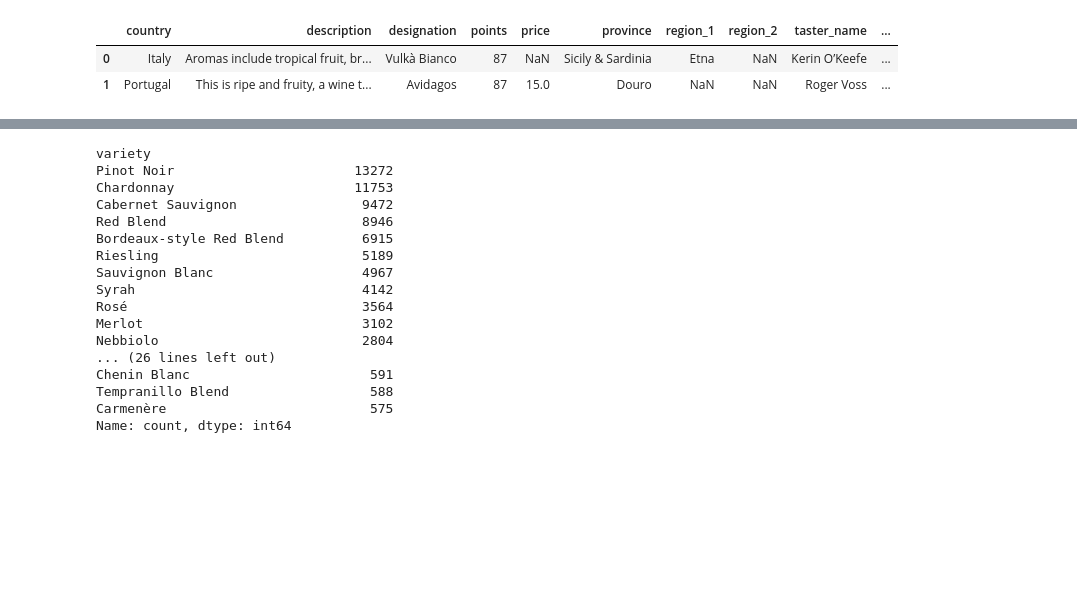
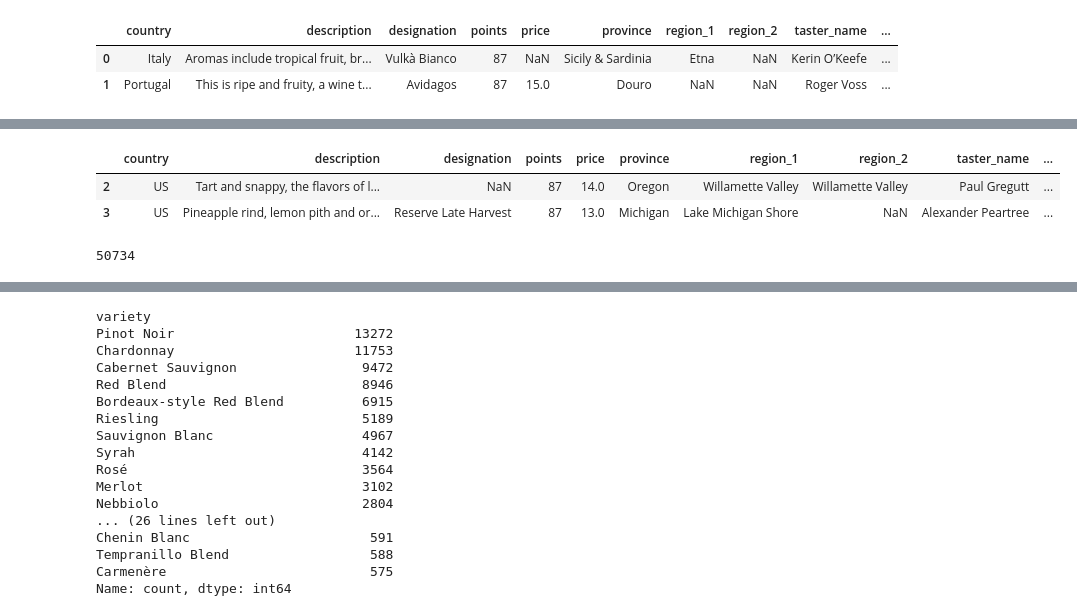
Before and after one commit to HamoyeHQ/stage-f-06-wine-tasting, a Jupyter notebook: EDA_and_preprocessing/word2vec-wine-review.ipynb, the cells around one changed output, grey strips where cells are left out. Saved outputs shown, nothing was run; the diff lists cells and outputs as text; code cells hidden in the pictures; blank space fills up the shorter version.

```diff
--- a/EDA_and_preprocessing/word2vec-wine-review.ipynb
+++ b/EDA_and_preprocessing/word2vec-wine-review.ipynb
@@ -24,0 +27,10 @@ top_40_varieties.head(2)
+# %%
+top_40_varieties[top_40_varieties['country'] == 'US'].head(2) # a view of wine review data of US
+# %% [output]
+|  | country | description | designation | points | price | province | region_1 | region_2 | taster_name | ... |
+| 2 | US | Tart and snappy, the flavors of l... | NaN | 87 | 14.0 | Oregon | Willamette Valley | Willamette Valley | Paul Gregutt | ... |
+| 3 | US | Pineapple rind, lemon pith and or... | Reserve Late Harvest | 87 | 13.0 | Michigan | Lake Michigan Shore | NaN | Alexander Peartree | ... |
+# %%
+top_40_varieties['not_vintage'].apply(lambda x: 'US' in x).sum() # checks the number of rows with US
+# %% [output]
+50734
```
Also changed, not shown: parts of 33 cells of this notebook.
